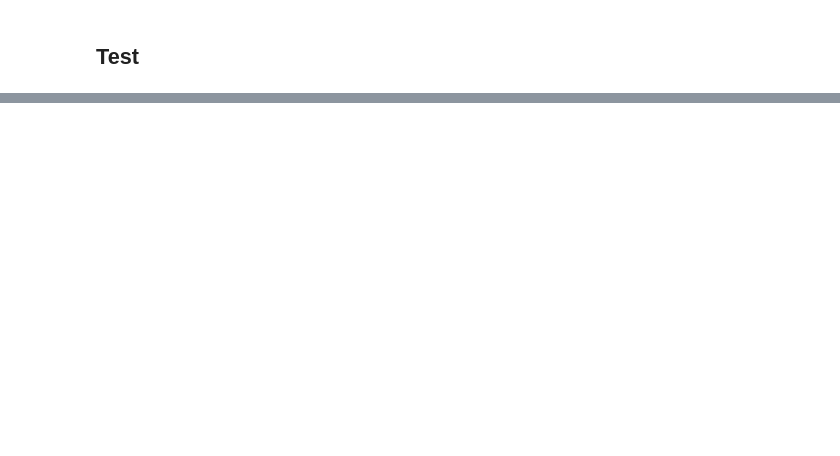
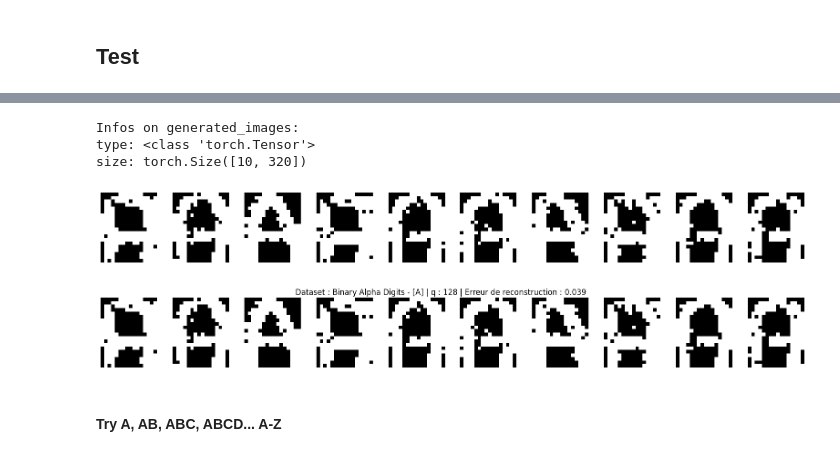
Before and after one commit to taognt/RBM, a Jupyter notebook: exploration.ipynb, the cells around one changed output, grey strips where cells are left out. Drawn from its saved outputs; the diff is of its cells as text; code cells hidden in the pictures; blank space fills up the shorter version.

```diff
--- a/exploration.ipynb
+++ b/exploration.ipynb
@@ -327,0 +525,8 @@ size: torch.Size([10, 320])
+# %%
+def image_to_tensor(images: np.ndarray) -> torch.Tensor:
+    # Flatten all images across all classes (0-35: 10 digits + 26 letters)
+    flattened_images = [img.flatten() for img in images]
+
+    # Convert to a tensor
+    image_tensor = torch.tensor(np.array(flattened_images), dtype=torch.float32)
+    return image_tensor
@@ -327,0 +535,7 @@ size: torch.Size([10, 320])
+# %%
+images = lire_alpha_digit(data, [10]) # Only A
+image_tensor = image_to_tensor(images)
+
+rbm = RBM(p=image_tensor.size(1), q=128, img_size=(20, 16))
+
+_ = rbm.train(image_tensor, nb_epoch=1300, batch_size=10, eps=1e-2, verbose=True)
@@ -327,0 +562,12 @@ size: torch.Size([10, 320])
+# %%
+generated_images = rbm.generer_image_RBM(num_iterations=1000, num_images=10)
+error = rbm.reconstruction_error(generated_images, return_float=True)
+rbm.save_generated_images(generated_images, path=f"assets/BALD_A.png", title=f"Dataset : Binary Alpha Digits - [A] | q : {128} | Erreur de reconstruction : {round(error, 3)}")
+# %% [output]
+Infos on generated_images:
+type: <class 'torch.Tensor'>
+size: torch.Size([10, 320])
+[figure, added]
+[figure, added]
+# %% [markdown]
+#### Try A, AB, ABC, ABCD... A-Z
```
Also changed, not shown: parts of 36 cells of this notebook, 40 other files.
